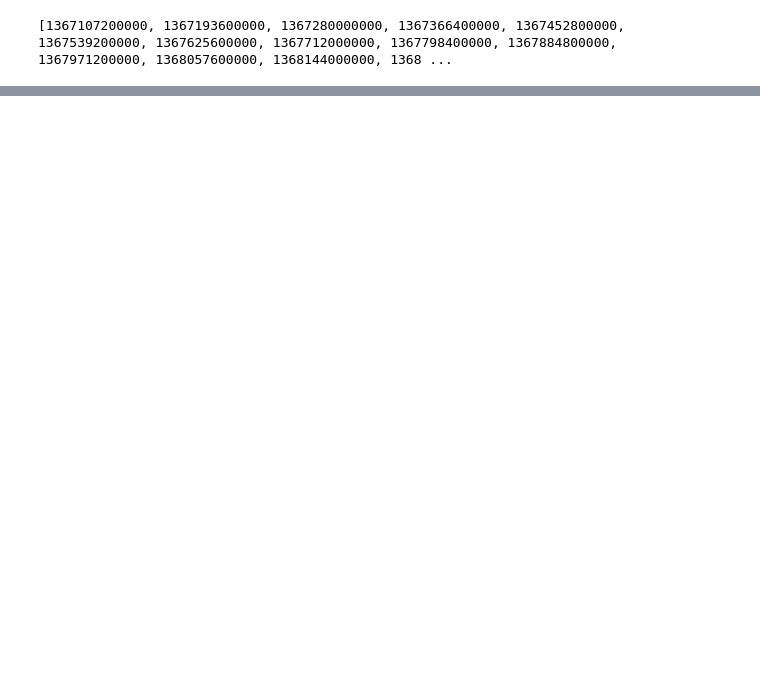
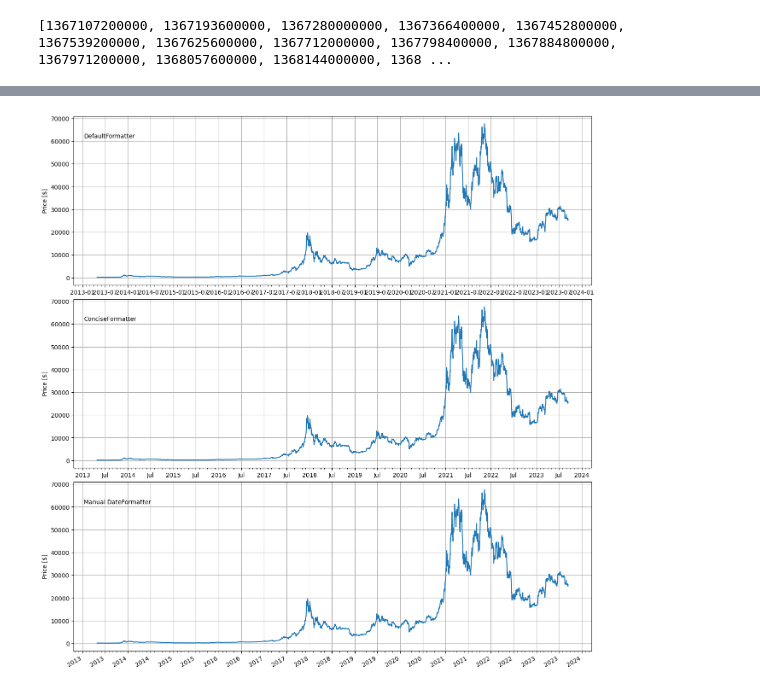
Before and after one commit to tristanSoldenhoff/Crypto-Project-Repo, a Jupyter notebook: jupyter notebook tests/Untitled.ipynb, the cells around one changed output, grey strips where cells are left out. Drawn from its saved outputs; the diff is of its cells as text; code cells hidden in the pictures; blank space fills up the shorter version.

```diff
--- a/jupyter notebook tests/Untitled.ipynb
+++ b/jupyter notebook tests/Untitled.ipynb
@@ -42,0 +61,35 @@ TypeError: unsupported operand type(s) for /: 'list' and 'int'
+# %%
+fig1, axs1 = plt.subplots(3, 1, figsize=(13, 13), layout='constrained')
+
+# common to all three:
+for ax1 in axs1:
+    ax1.plot(human_time, price)
+
+    # Major ticks every half year, minor ticks every month,
+    ax1.xaxis.set_major_locator(mdates.MonthLocator(bymonth=(1, 7)))
+    ax1.xaxis.set_minor_locator(mdates.MonthLocator())
+    ax1.grid(True)
+    ax1.set_ylabel(r'Price [\$]')
+
+# different formats:
+ax1 = axs1[0]
+ax1.set_title('DefaultFormatter', loc='left', y=0.85, x=0.02, fontsize='medium')
+
+ax1 = axs1[1]
+ax1.set_title('ConciseFormatter', loc='left', y=0.85, x=0.02, fontsize='medium')
+ax1.xaxis.set_major_formatter(mdates.ConciseDateFormatter(ax.xaxis.get_major_locator()))
+
+ax1 = axs1[2]
+ax1.set_title('Manual DateFormatter', loc='left', y=0.85, x=0.02, fontsize='medium')
+
+# Text in the x-axis will be displayed in 'YYYY-mm' format.
+#ax1.xaxis.set_major_formatter(mdates.DateFormatter('%Y-%b'))
+ax1.xaxis.set_major_formatter(mdates.DateFormatter('%Y'))
+
+# Rotates and right-aligns the x labels so they don't crowd each other.
+for label in ax1.get_xticklabels(which='major'):
+    label.set(rotation=30, horizontalalignment='right')
+
+plt.show()
+# %% [output]
+[figure, added]
```
Also changed, not shown: parts of 5 cells of this notebook, 1 other file.
